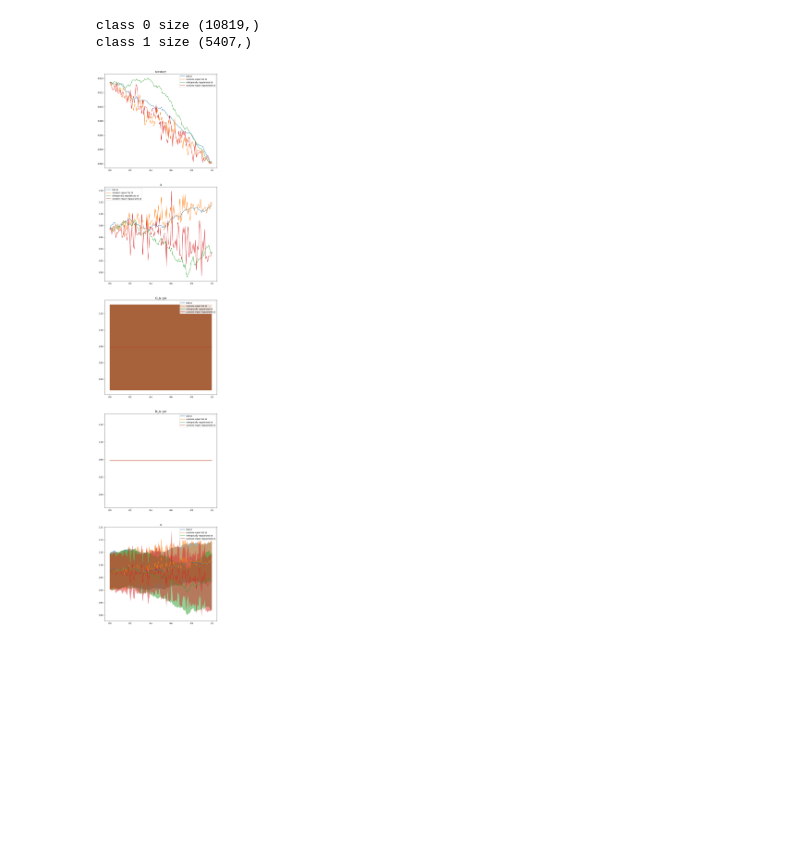
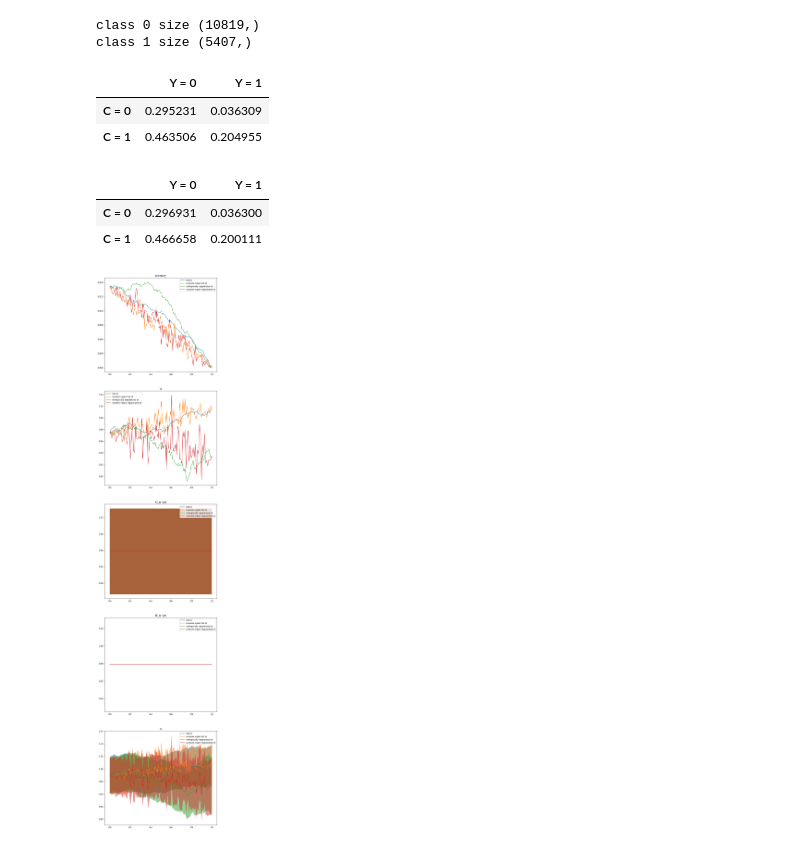
Before and after one commit to grapefroot/ot-numerical-experiments, a Jupyter notebook: notebooks/Experiments.ipynb, the cells around one changed output. Drawn from its saved outputs; the diff is of its cells as text; code cells hidden in the pictures; blank space fills up the shorter version.

```diff
--- a/notebooks/Experiments.ipynb
+++ b/notebooks/Experiments.ipynb
@@ -287,6 +287,18 @@ accuracy_metrics_dict = {
 # %%
 from collections import defaultdict
 from tqdm import tqdm
+# %%
+pretty_confusion_matrix(y_train, gender_train)
+# %% [output]
+|  | Y = 0 | Y = 1 |
+| C = 0 | 0.295231 | 0.036309 |
+| C = 1 | 0.463506 | 0.204955 |
+# %%
+pretty_confusion_matrix(y_test, gender_test)
+# %% [output]
+|  | Y = 0 | Y = 1 |
+| C = 0 | 0.296931 | 0.036300 |
+| C = 1 | 0.466658 | 0.200111 |
 # %%
 partial_repair_func = lambda rv, c0, c1, y0, y1: partial_repair(rv, c0 ,c1, coupling, y0, y1)
 random_repair_func = lambda rv, c0, c1, y0, y1: random_repair_original(c0, c1, coupling, y0, y1, theta=rv)
```
Also changed, not shown: parts of 7 cells of this notebook, 3 other files.
